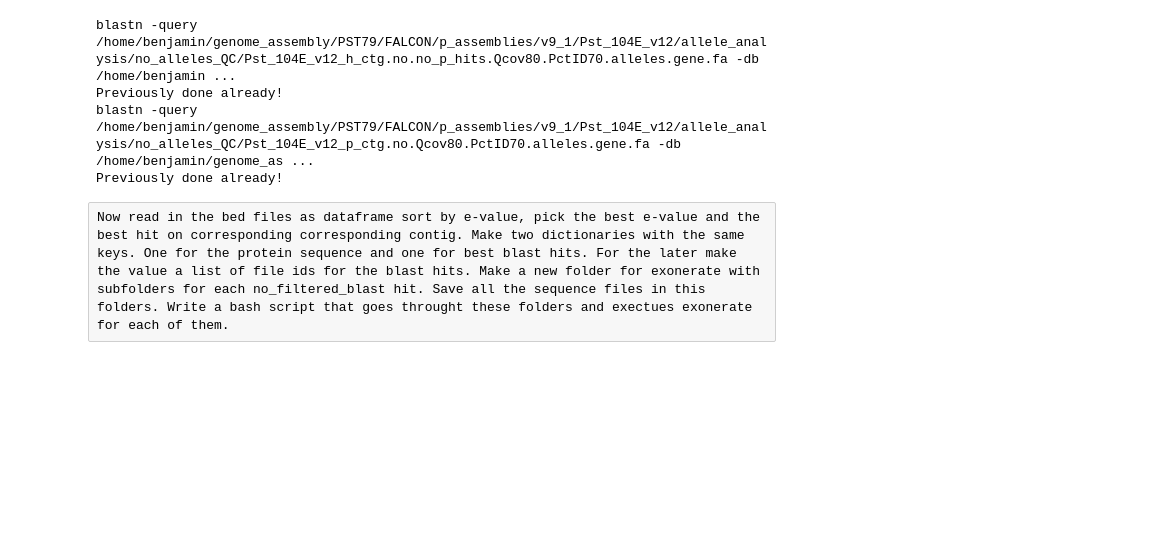
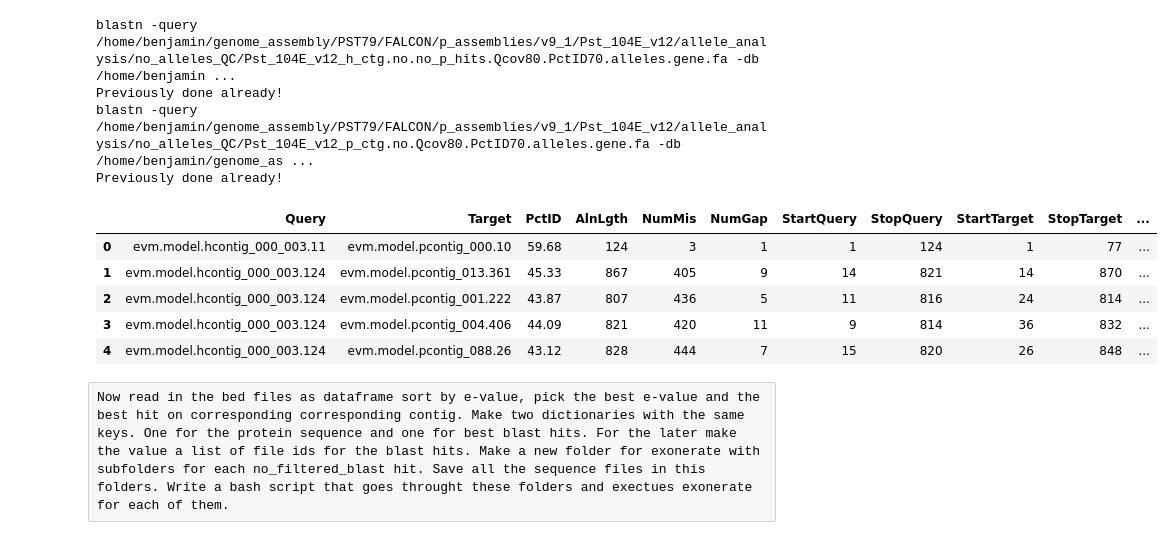
Before and after one commit to BenjaminSchwessinger/Pst_104E_analysis, a Jupyter notebook: Pst_104E_v12_missing_allele_analysis.ipynb, the cells around one changed output. Cells and saved outputs as stored; diff of their text form; code cells hidden in the pictures; blank space fills up the shorter version.

Commit message:
add summary df starting with the protein blast hit for the input dataset

```diff
--- a/Pst_104E_v12_missing_allele_analysis.ipynb
+++ b/Pst_104E_v12_missing_allele_analysis.ipynb
@@ -82,6 +84,7 @@ def same_contig_blast(x,y):
 #Define the PATH
 BASE_AA_PATH = '/home/benjamin/genome_assembly/PST79/FALCON/p_assemblies/v9_1/Pst_104E_v12'
 BASE_A_PATH = '/home/benjamin/genome_assembly/PST79/FALCON/p_assemblies/v9_1/032017_assembly'
+BLAST_RESULT_PATH = os.path.join(BASE_AA_PATH,'allele_analysis' )
 ALLELE_PATH =os.path.join(BASE_AA_PATH ,'allele_analysis/alleles')
 BLAST_DB = os.path.join(BASE_AA_PATH, 'blast_DB')
 OUT_PATH = os.path.join(BASE_AA_PATH, 'allele_analysis', 'no_alleles_QC')
@@ -556,6 +565,56 @@ for contig_key in no_filtered_allele_gene_genome_hit_no_asso_contig_dict.keys():
                 exonerate_best_hit_dict[contig_key] = ['%s : %s' % (overall_best_hit, overall_best_score)]
     else:
         exonerate_no_filtered_allele_no_asso_contig_bool_dict[contig_key] = False
+# %%
+#now read in the initial blast dataframes, filter them down to all no_alleles_filtered
+blast_out_dict = {}
+blast_header = ['Query', 'Target', 'PctID', 'AlnLgth', 'NumMis', 'NumGap', 'StartQuery', 'StopQuery', 'StartTarget',\
+              'StopTarget', 'e-value','BitScore']
+blastp_result_files = [os.path.join(BLAST_RESULT_PATH,x) for x in os.listdir(BLAST_RESULT_PATH) if x.endswith('outfmt6') and x.split('.')[-2] == 'blastp' ]
+blastp_results_dict = {}
+for x in blastp_result_files:
+    key = x.split('/')[-1].split('.')[0]
+    blastp_results_dict[key] = x
+
+for key, blastp_fn in blastp_results_dict.items():
+    tmp_df = pd.read_csv(blastp_fn, sep='\t', header=None, names=blast_header)
+    tmp_no_allele_list = pd.read_csv(filtered_no_alleles_dict[key], sep ='\t', header = None)[0].tolist()
+    tmp_df = tmp_df[tmp_df.Query.isin(tmp_no_allele_list)]
+    tmp_df["QLgth"] = tmp_df["Query"].apply(lambda x: fa_protein_length_dict[x])
+    tmp_df["QCov"] = tmp_df['AlnLgth']/tmp_df['QLgth']*100
+    tmp_df.sort_values(by=['Query', 'e-value','BitScore', ],ascending=[True, True, False], inplace=True)
+    #now make sure to add proteins/genes without blast hit to the dataframes e.g. some of the no_alleles will have had no blast hit in the initial blast
+    tmp_all_queries_w_hit = tmp_df["Query"].unique()
+    tmp_queries_no_hit = set(tmp_no_allele_list) - set(tmp_all_queries_w_hit)
+    no_hit_list = []
+    #loop over the quieres with no hit and make list of list out of them the first element being the query id
+    for x in tmp_queries_no_hit:
+        NA_list = ['False'] * len(tmp_df.columns)
+        NA_list[0] = x
+        no_hit_list.append(NA_list)
+    tmp_no_hit_df = pd.DataFrame(no_hit_list)
+    tmp_no_hit_df.columns = tmp_df.columns
+    tmp_no_hit_df['QLgth'] = tmp_no_hit_df.Query.apply(lambda x: fa_protein_length_dict[x])
+    tmp_df = tmp_df.append(tmp_no_hit_df)
+    tmp_df['q_contig'] = tmp_df['Query'].str.extract(r'([p|h][a-z]*_[^.]*).?')
+    tmp_df['t_contig'] = tmp_df['Target'].str.extract(r'([p|h][a-z]*_[^.]*).?')
+    #fix that if you don't extract anything return False and not 'nan'
+    tmp_df['t_contig'].fillna(False, inplace=True)
+    tmp_df['q_contig == t_contig'] = (tmp_df["Query"].str.extract(r'[p|h][a-z]*_([0-9]*)') == tmp_df["Target"].str.extract(r'[p|h][a-z]*_([0-9]*)'))
+    tmp_df.reset_index(inplace=True, drop=True)
+    blast_out_dict[key] = tmp_df.iloc[:,:]
+#no make one summary_df for everything.
+no_filtered_allele_summary_df = pd.concat(blast_out_dict.values())
+no_filtered_allele_summary_df.reset_index(drop=True, inplace=True)
+# %%
+no_filtered_allele_summary_df.head()
+# %% [output]
+|  | Query | Target | PctID | AlnLgth | NumMis | NumGap | StartQuery | StopQuery | StartTarget | StopTarget | ... |
+| 0 | evm.model.hcontig_000_003.11 | evm.model.pcontig_000.10 | 59.68 | 124 | 3 | 1 | 1 | 124 | 1 | 77 | ... |
+| 1 | evm.model.hcontig_000_003.124 | evm.model.pcontig_013.361 | 45.33 | 867 | 405 | 9 | 14 | 821 | 14 | 870 | ... |
+| 2 | evm.model.hcontig_000_003.124 | evm.model.pcontig_001.222 | 43.87 | 807 | 436 | 5 | 11 | 816 | 24 | 814 | ... |
+| 3 | evm.model.hcontig_000_003.124 | evm.model.pcontig_004.406 | 44.09 | 821 | 420 | 11 | 9 | 814 | 36 | 832 | ... |
+| 4 | evm.model.hcontig_000_003.124 | evm.model.pcontig_088.26 | 43.12 | 828 | 444 | 7 | 15 | 820 | 26 | 848 | ... |
 # %%
 exonerate_no_filtered_allele_gene_genome_hit_asso_contig_dict
 # %%
```
Also changed, not shown: parts of 7 cells of this notebook.
